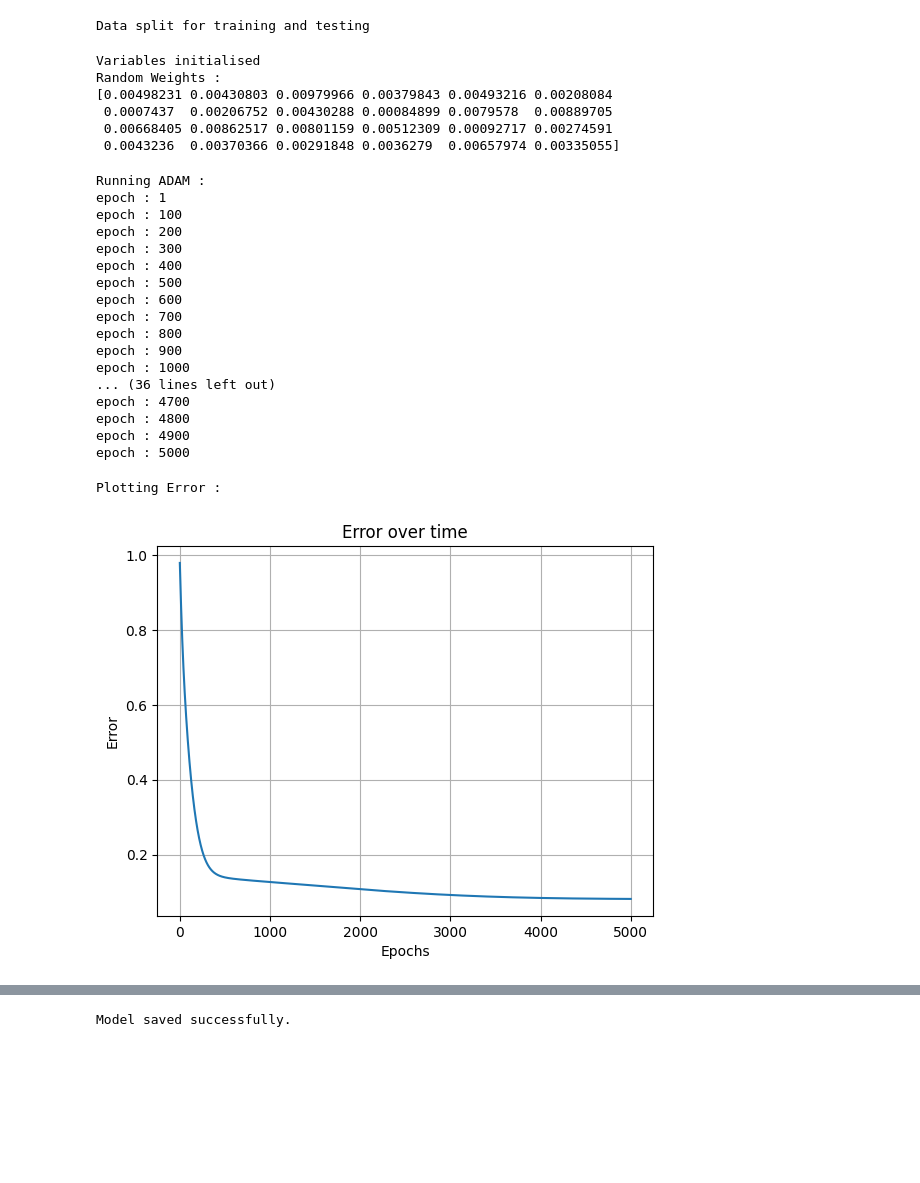
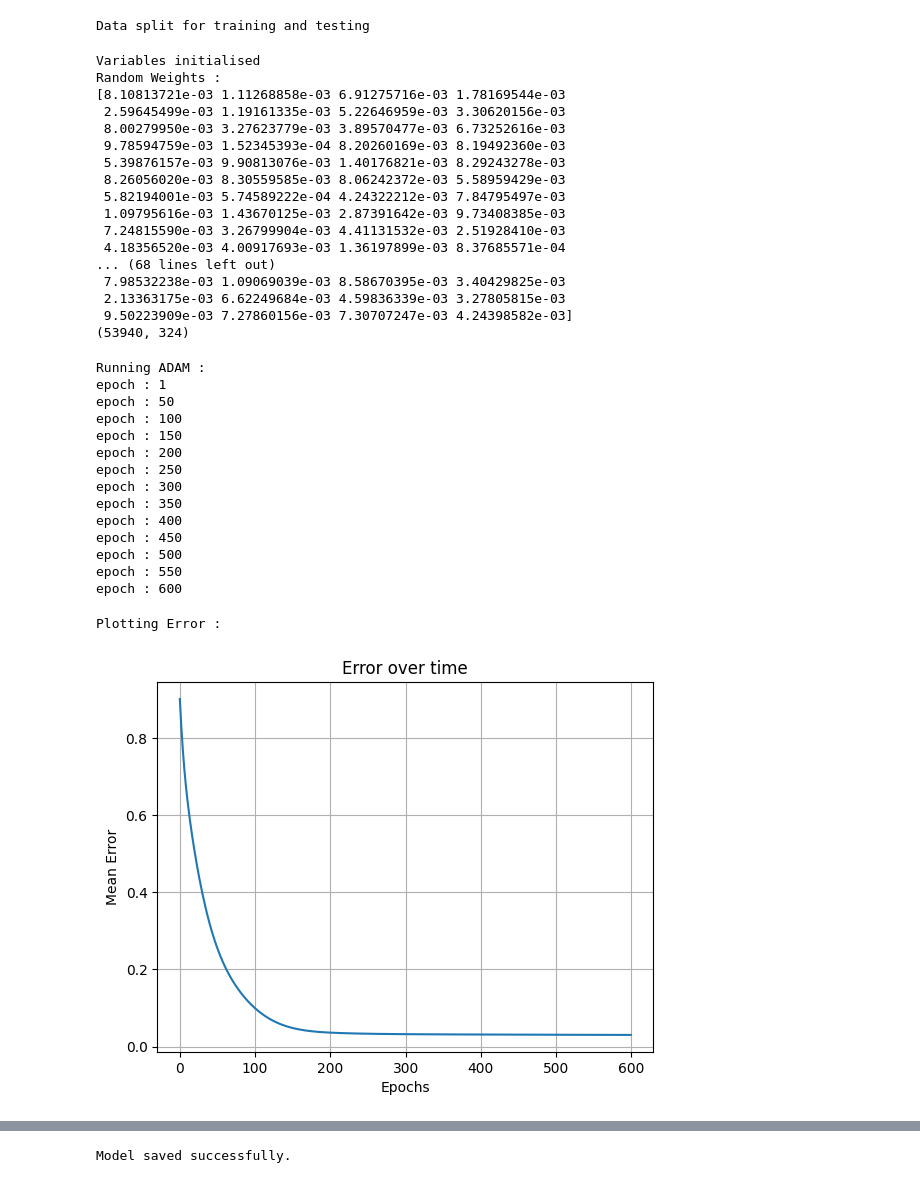
Before and after one commit to Moonlight304/Diamond-Price-Prediction, a Jupyter notebook: main.ipynb, the cells around one changed output, grey strips where cells are left out. Saved outputs shown, nothing was run; the diff lists cells and outputs as text; code cells hidden in the pictures; blank space fills up the shorter version.

```diff
--- a/main.ipynb
+++ b/main.ipynb
@@ -7,15 +7,17 @@ def load_data() :
     print("Loading Data...")
     df = pd.read_csv('./diamonds.csv')
 
-    categorical_columns = ['cut', 'color', 'clarity']
-    df = pd.get_dummies(df, columns=categorical_columns, drop_first=True, dtype=int)
+    # categorical_columns = ['cut', 'color', 'clarity']
+    # df = pd.get_dummies(df, columns=categorical_columns, drop_first=True, dtype=int)
 
-    # print(df.columns)
+    df = pd.get_dummies(df, drop_first=True, dtype=int)
+    print(df.columns)
 
+
+    # Extract X and y
     y = df['price'].to_numpy()
 
     x = df.drop(columns=['S.No', 'price']).to_numpy()
-    x = np.hstack([np.ones((x.shape[0], 1)), x])
 
     print("Loading Complete....")
     return x, y
@@ -84,27 +141,41 @@ def compute_error(pred_y, y_train):
 # %%
+no_of_features = x.shape[1]
+W = np.random.rand(no_of_features) * 0.01
+epochs = 600
+learning_rate = 0.0009
+lambda_parameter = 0.001
 
-degree = x.shape[1]
-W = np.random.rand(degree) * 0.01
-epochs = 5000
-learning_rate = 0.001
+beta1 = 0.9
+beta2 = 0.98
+epsilon = 1e-8
 
 print('Variables initialised')
 print("Random Weights :")
 print(W)
+
+print(x.shape)
 # %% [output]
 Variables initialised
 Random Weights :
-[0.00498231 0.00430803 0.00979966 0.00379843 0.00493216 0.00208084
- 0.0007437  0.00206752 0.00430288 0.00084899 0.0079578  0.00889705
- 0.00668405 0.00862517 0.00801159 0.00512309 0.00092717 0.00274591
- 0.0043236  0.00370366 0.00291848 0.0036279  0.00657974 0.00335055]
+[8.10813721e-03 1.11268858e-03 6.91275716e-03 1.78169544e-03
+ 2.59645499e-03 1.19161335e-03 5.22646959e-03 3.30620156e-03
+ 8.00279950e-03 3.27623779e-03 3.89570477e-03 6.73252616e-03
+ 9.78594759e-03 1.52345393e-04 8.20260169e-03 8.19492360e-03
+ 5.39876157e-03 9.90813076e-03 1.40176821e-03 8.29243278e-03
+ 8.26056020e-03 8.30559585e-03 8.06242372e-03 5.58959429e-03
+ 5.82194001e-03 5.74589222e-04 4.24322212e-03 7.84795497e-03
+ 1.09795616e-03 1.43670125e-03 2.87391642e-03 9.73408385e-03
+ 7.24815590e-03 3.26799904e-03 4.41131532e-03 2.51928410e-03
+ 4.18356520e-03 4.00917693e-03 1.36197899e-03 8.37685571e-04
+... (68 lines left out)
+ 7.98532238e-03 1.09069039e-03 8.58670395e-03 3.40429825e-03
+ 2.13363175e-03 6.62249684e-03 4.59836339e-03 3.27805815e-03
+ 9.50223909e-03 7.27860156e-03 7.30707247e-03 4.24398582e-03]
+(53940, 324)
 # %%
-def adam_optimiser(W, x_train, y_train, epochs, learning_rate):
+def adam_optimiser(W, x_train, y_train, epochs, beta1, beta2, epsilon, learning_rate, lambda_parameter):
     print("Running ADAM : ")
 
-    beta1 = 0.9
-    beta2 = 0.999
-    epsilon = 1e-8
 
     m = np.zeros_like(W)
     v = np.zeros_like(W)
@@ -117,7 +188,7 @@ def adam_optimiser(W, x_train, y_train, epochs, learning_rate):
         mean_error = compute_error(pred_y, y_train)
         error_over_time.append(mean_error)
 
-        gradient = (2 / x_train.shape[0]) * np.dot(x_train.T, (pred_y - y_train))
+        gradient = (2 / x_train.shape[0]) * np.dot(x_train.T, (pred_y - y_train)) + (2 * lambda_parameter * W)
 
         m = beta1 * m + (1 - beta1) * gradient
         v = beta2 * v + (1 - beta2) * (gradient ** 2)
@@ -127,30 +198,27 @@ def adam_optimiser(W, x_train, y_train, epochs, learning_rate):
 
         W = W - learning_rate * (m_hat / (np.sqrt(v_hat) + epsilon))
 
-        if (i % 100 == 0 or i == 1 or i == epochs):
+        if (i % 50 == 0 or i == 1 or i == epochs):
             print(f'epoch : {i}')
 
     return W, error_over_time
 
-W, error_over_time = adam_optimiser(W, x_train, y_train, epochs, learning_rate)
+W, error_over_time = adam_optimiser(W, x_train, y_train, epochs, beta1, beta2, epsilon, learning_rate, lambda_parameter)
 # %% [output]
 Running ADAM :
 epoch : 1
+epoch : 50
 epoch : 100
+epoch : 150
 epoch : 200
+epoch : 250
 epoch : 300
+epoch : 350
 epoch : 400
+epoch : 450
 epoch : 500
+epoch : 550
 epoch : 600
-epoch : 700
-epoch : 800
-epoch : 900
-epoch : 1000
-... (36 lines left out)
-epoch : 4700
-epoch : 4800
-epoch : 4900
-epoch : 5000
 # %%
 def gradient_descent(W, x_train, y_train, epochs, learning_rate):
     print("Running gradient descent : ")
@@ -176,24 +244,24 @@ def gradient_descent(W, x_train, y_train, epochs, learning_rate):
 
 # W, error_over_time = gradient_descent(W, x_train, y_train, epochs, learning_rate)
 # %%
-def plot_error(error_over_time):
+def plot_error():
     print("Plotting Error :")
     x_axis = np.arange(epochs)
     y_axis = error_over_time
 
     plt.plot(x_axis, y_axis)
     plt.xlabel("Epochs")
-    plt.ylabel("Error")
+    plt.ylabel("Mean Error")
     plt.title("Error over time")
     plt.grid(True)
 
     plt.show()
 
 
-plot_error(error_over_time)
+plot_error()
 # %% [output]
 Plotting Error :
-[figure, old version]
+[figure, new version]
 # %%
 from sklearn.metrics import mean_squared_error, mean_absolute_error, r2_score
 
```
Also changed, not shown: parts of 6 cells of this notebook, 3 other files.
